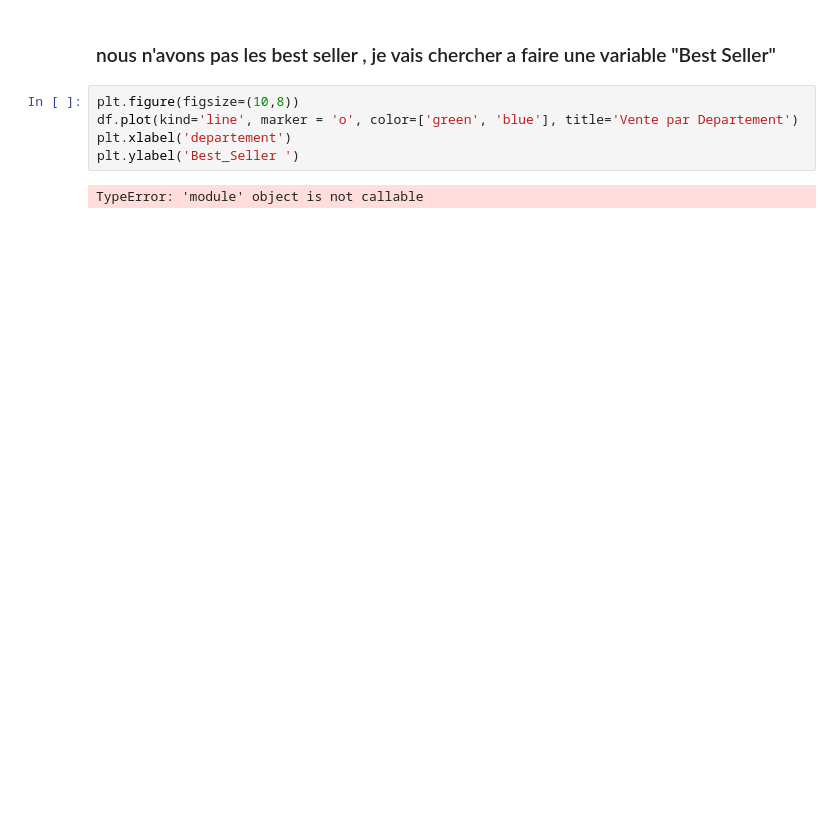
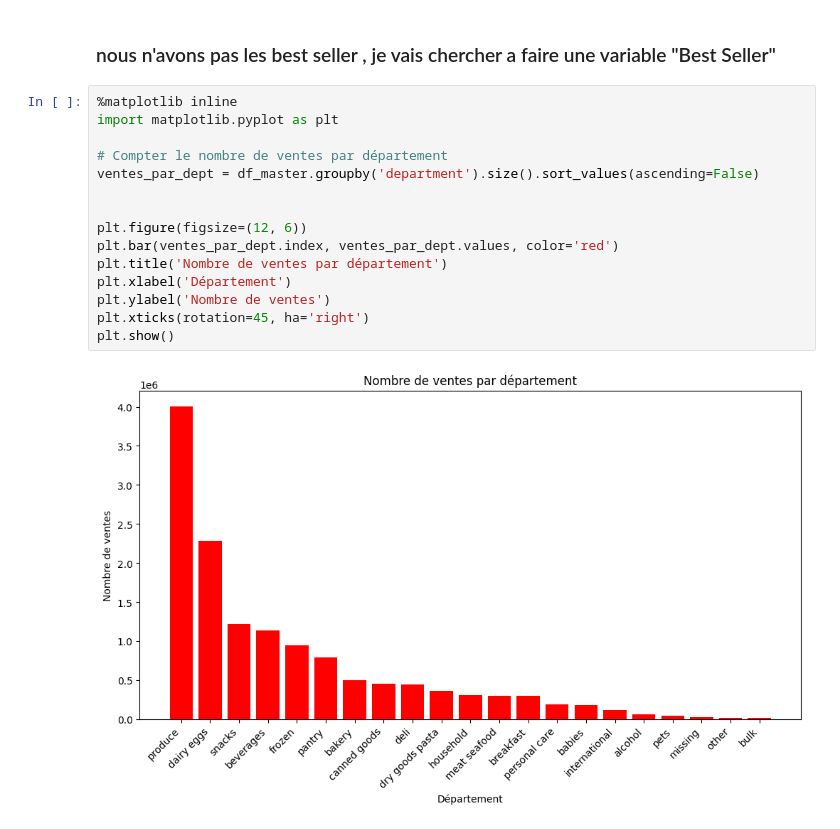
Before and after one commit to Slacknsss/NextBuy-Machine-Learning, a Jupyter notebook: notebookSLACK.ipynb, the cells around one changed output. Drawn from its saved outputs; the diff is of its cells as text; blank space fills up the shorter version.

Commit message:
best seller per departement

```diff
--- a/notebookSLACK.ipynb
+++ b/notebookSLACK.ipynb
@@ -115,9 +115,19 @@ df.head()
 # %% [markdown]
 ### nous n'avons pas les best seller , je vais chercher a faire une variable "Best Seller"
 # %%
-plt.figure(figsize=(10,8))
-df.plot(kind='line', marker = 'o', color=['green', 'blue'], title='Vente par Departement')
-plt.xlabel('departement')
-plt.ylabel('Best_Seller ')
+%matplotlib inline
+import matplotlib.pyplot as plt
+
+# Compter le nombre de ventes par département
+ventes_par_dept = df_master.groupby('department').size().sort_values(ascending=False)
+
+
+plt.figure(figsize=(12, 6))
+plt.bar(ventes_par_dept.index, ventes_par_dept.values, color='red')
+plt.title('Nombre de ventes par département')
+plt.xlabel('Département')
+plt.ylabel('Nombre de ventes')
+plt.xticks(rotation=45, ha='right')
+plt.show()
 # %% [output]
-TypeError: 'module' object is not callable
+[figure, added]
```
Also changed, not shown: parts of 4 cells of this notebook.
